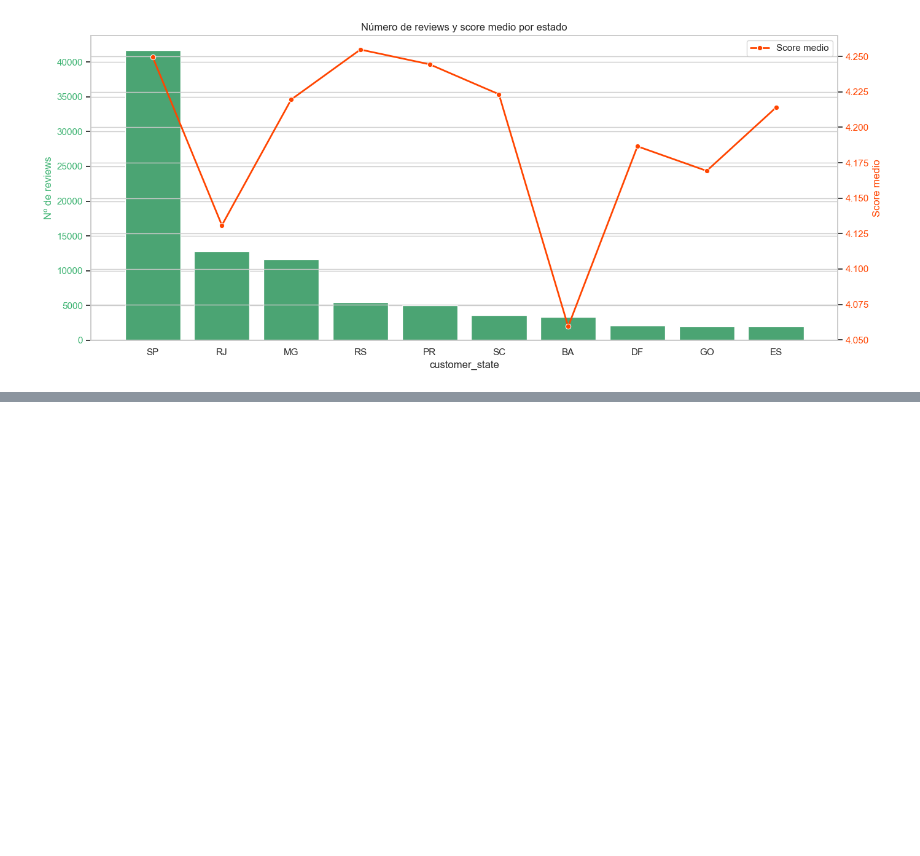
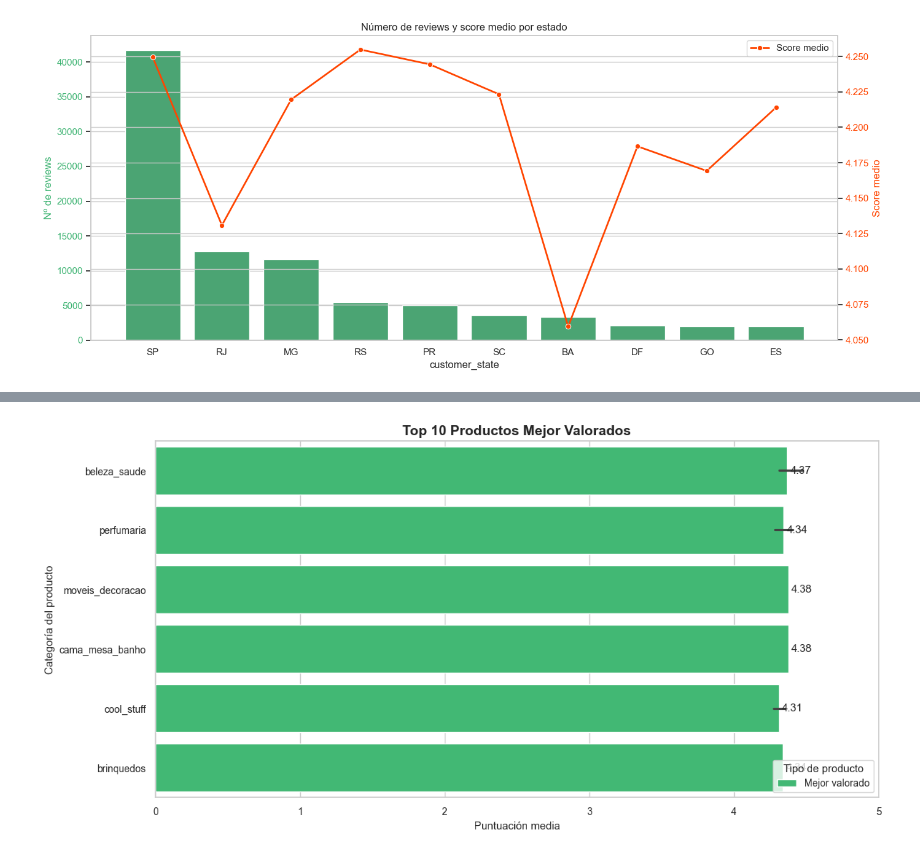
Before and after one commit to dllamas-stem/olist-interactive-dashboad, a Jupyter notebook: notebooks/ejercicios.ipynb, the cells around one changed output, grey strips where cells are left out. Saved outputs shown, nothing was run; the diff lists cells and outputs as text; code cells hidden in the pictures; blank space fills up the shorter version.

```diff
--- a/notebooks/ejercicios.ipynb
+++ b/notebooks/ejercicios.ipynb
@@ -536,0 +640,32 @@ plt.show()
+# %%
+top10_best = df_full.sort_values('avg_score', ascending=False).head(10)
+
+plt.figure(figsize=(12, 6))
+sns.set(style="whitegrid", font_scale=0.9)
+
+top10_best['Tipo'] = 'Mejor valorado'
+
+palette = {'Mejor valorado': '#2ecc71'}
+
+ax_best = sns.barplot(
+    data=top10_best,
+    x='avg_score',
+    y='product_category_name',
+    hue='Tipo',
+    dodge=False,
+    palette=palette
+)
+
+plt.title('Top 10 Productos Mejor Valorados', fontsize=14, weight='bold')
+plt.xlabel('Puntuación media')
+plt.ylabel('Categoría del producto')
+plt.legend(title='Tipo de producto', loc='lower right')
+plt.xlim(0, 5)
+
+for container in ax_best.containers:
+    ax_best.bar_label(container, fmt='%.2f', label_type='edge', padding=3)
+
+plt.tight_layout()
+plt.show()
+# %% [output]
+[figure, added]
```
Also changed, not shown: parts of 6 cells of this notebook.
